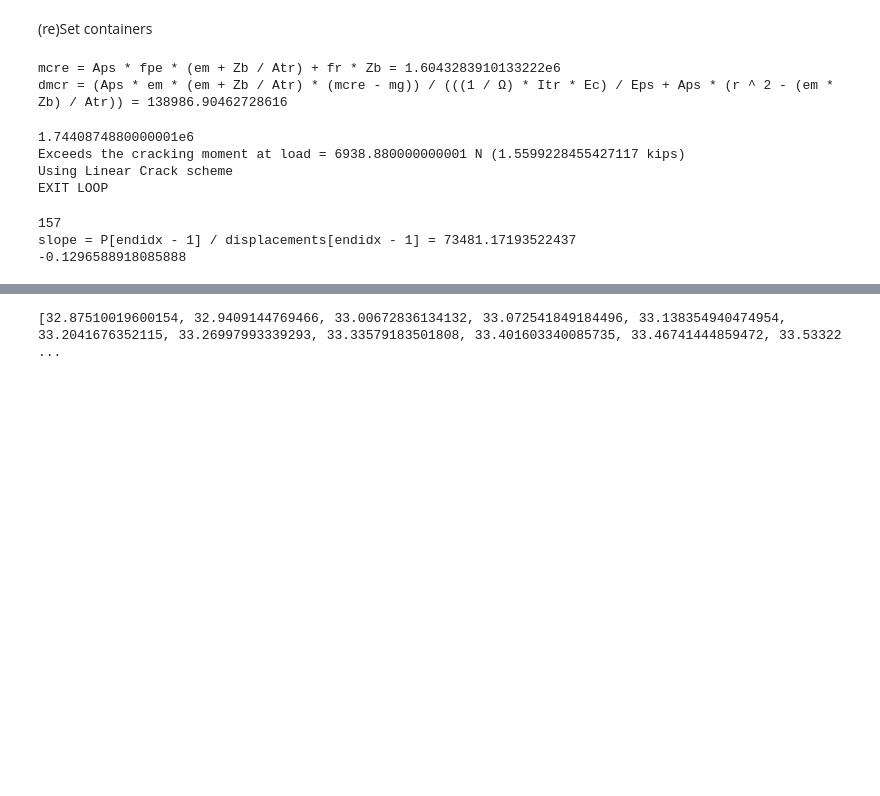
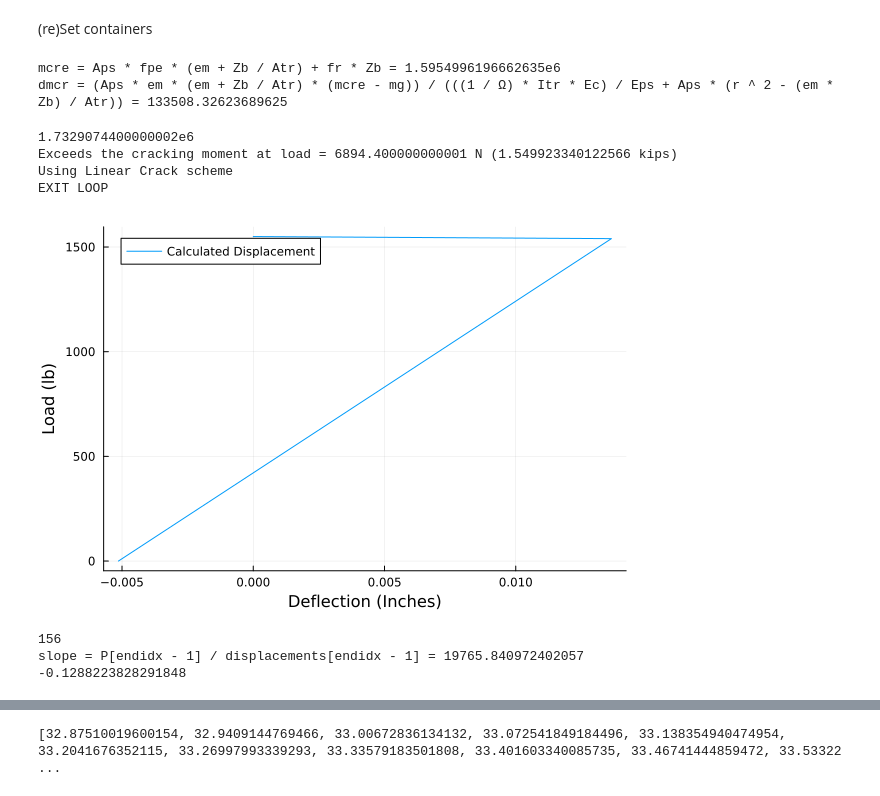
Before and after one commit to pitipatw/Externally-prestressed-beams, a Jupyter notebook: March_test_documentation.ipynb, the cells around one changed output, grey strips where cells are left out. Cells and saved outputs as stored; diff of their text form; code cells hidden in the pictures; blank space fills up the shorter version.

```diff
--- a/March_test_documentation.ipynb
+++ b/March_test_documentation.ipynb
@@ -265,7 +261,7 @@ mcr = getMcr(Mat, Sec, f, Ω ) ; # [Nmm]
 displacements = zeros(length(M));
 
 #Displacement from the PS force at mid span
-displacements_mid_pos = zeros(length(M));
+displacements_mid = zeros(length(M));
 
 #check if any stage of the calculation exceeds the iteration limit
 iteration_exceeded = zeros(length(M)) ;
@@ -278,13 +274,12 @@ fps = fpe ;
 #will have to update at the end as the current fps and use that in the next loop.
 fps_old = fpe ;
 
-
 fps_sub_hist = zeros(max_it);
 fps_his = zeros(length(M));
 e_his = zeros(length(M));
 # %% [output]
-mcre = Aps * fpe * (em + Zb / Atr) + fr * Zb = 1.6043283910133222e6
-dmcr = (Aps * em * (em + Zb / Atr) * (mcre - mg)) / (((1 / Ω) * Itr * Ec) / Eps + Aps * (r ^ 2 - (em * Zb) / Atr)) = 138986.90462728616
+mcre = Aps * fpe * (em + Zb / Atr) + fr * Zb = 1.5954996196662635e6
+dmcr = (Aps * em * (em + Zb / Atr) * (mcre - mg)) / (((1 / Ω) * Itr * Ec) / Eps + Aps * (r ^ 2 - (em * Zb) / Atr)) = 133508.32623689625
 # %%
 #loop M
 for i in eachindex(M) #ProgressBar(eachindex(M))
@@ -310,7 +305,7 @@ for i in eachindex(M) #ProgressBar(eachindex(M))
             end
 
             #calculate the total deflection
-            Δ = getDelta(Mat, Sec, f, Ω, Mi, em)
+            Δ, δ_mid = getDelta(Mat, Sec, f, Ω, Mi, em)
 
             #find the actual eccentricity of the tendon
             global e = em - Δ
@@ -323,8 +318,8 @@ for i in eachindex(M) #ProgressBar(eachindex(M))
         end
 
         e_his[i] = e
-        displacements[i] = getDelta(Mat, Sec, f, Ω, Mi, em)
-        displacements_mid_pos[i] = Mi*L^2/(6*Ec*Itr)*(3/4-(Ls/L)^2)
+        set_Δ, displacements[i] = getDelta(Mat, Sec, f, Ω, Mi, em)
+
         fps_his[i] = fps_old
 
     elseif Mi > mcr
@@ -344,8 +339,8 @@ for i in eachindex(M) #ProgressBar(eachindex(M))
     end
 end
 # %% [output]
-1.7440874880000001e6
-Exceeds the cracking moment at load = 6938.880000000001 N (1.5599228455427117 kips)
+1.7329074400000002e6
+Exceeds the cracking moment at load = 6894.400000000001 N (1.549923340122566 kips)
 Using Linear Crack scheme
 EXIT LOOP
 # %%
@@ -356,19 +351,21 @@ end
 # %%
 #Convert displacement into Inches. 25.4 mm = 1 inch
 dis_in = displacements/25.4
 println(endidx)
 @show slope = P[endidx-1]/displacements[endidx-1]
-plt_calc_in = plot(dis_in[1:endidx], P_lb[1:endidx], label = "Calculated Displacement",
+plt_calc_in = Plots.plot(dis_in[1:endidx], P_lb[1:endidx], label = "Calculated Displacement",
     xlabel = "Deflection (Inches)",
     ylabel = "Load (lb)"
 )
 
 println(e_his[endidx-1]-e_his[1])
 e_diff =
-plt_e = plot(displacements, (em .- e_his[1:(endidx-1)]))
+plt_e = Plots.plot(displacements, (em .- e_his[1:(endidx-1)]))
 display(plt_e)
+display(plt_calc_in)
 # %% [output]
+[figure, added]
-157
-slope = P[endidx - 1] / displacements[endidx - 1] = 73481.17193522437
--0.1296588918085888
+156
+slope = P[endidx - 1] / displacements[endidx - 1] = 19765.840972402057
+-0.1288223828291848
 # %%
```
Also changed, not shown: parts of 5 cells of this notebook, 1 other file.
